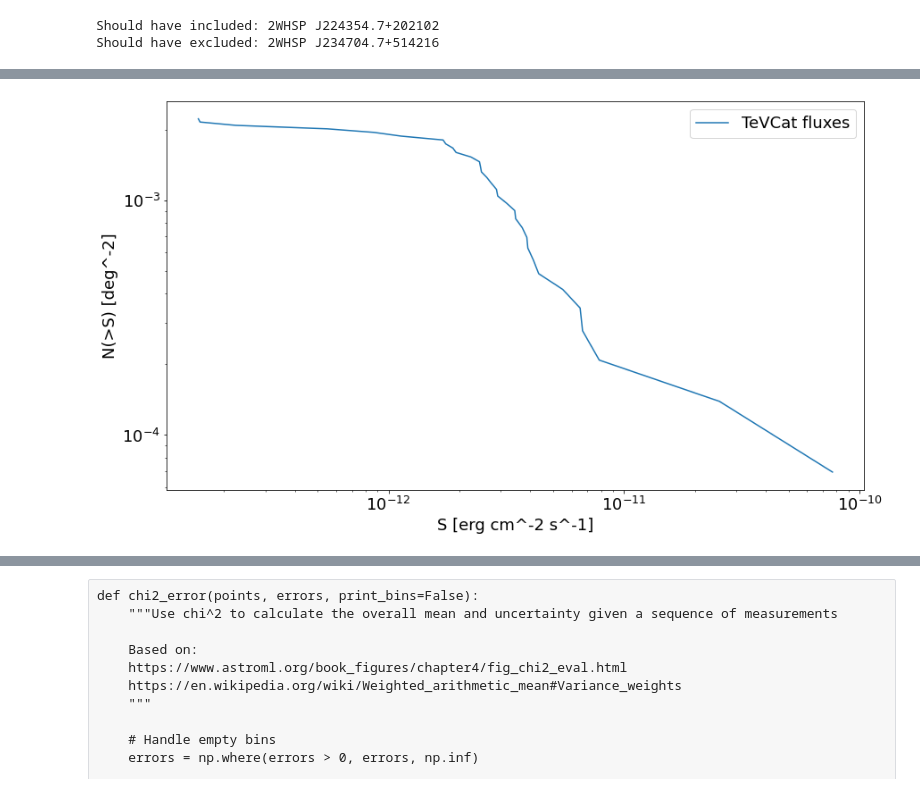
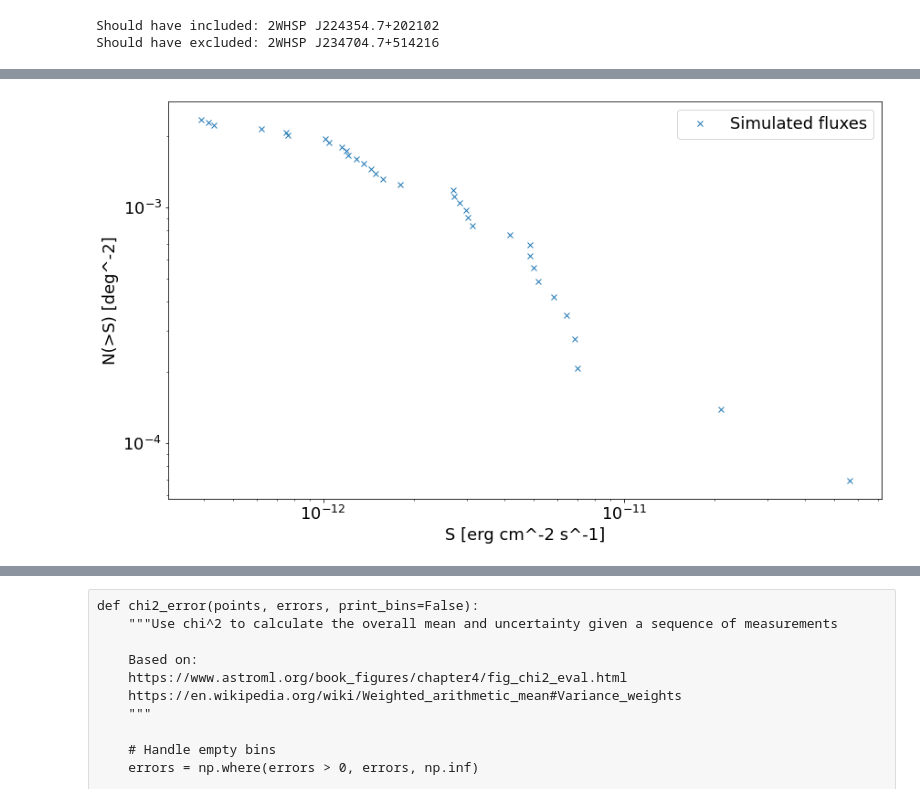
Before and after one commit to aribrill/lf-simulation, a Jupyter notebook: LF_calculation.ipynb, the cells around one changed output, grey strips where cells are left out. Drawn from its saved outputs; the diff is of its cells as text; code cells hidden in the pictures.

```diff
--- a/LF_calculation.ipynb
+++ b/LF_calculation.ipynb
@@ -137,7 +137,7 @@ Minimum log(nu F_nu) is -12.2, giving 6.31e-13 erg / (cm2 s)
 # %%
 def logN_logS(fluxes, sky_coverage_const=1.0, label=None):
     nums = np.array(range(len(fluxes), 0, -1)) / sky_coverage_const / (4*np.pi*u.sr).to_value(u.degree*u.degree)
-    plt.plot(np.sort(fluxes), nums, label=label)
+    plt.plot(np.sort(fluxes), nums, marker='x', linestyle='none', label=label)
     plt.xscale('log')
     plt.xlabel("S [erg cm^-2 s^-1]")
     plt.yscale('log')
@@ -454,7 +482,9 @@ def generate_data(raw_data, dataset):
 
     return data, labels, value
 # %%
-data, labels, value = generate_data(raw_data, dataset='legacy')  # dataset = 'year1', 'legacy', or 'legacy+20hr'
+# dataset = 'archival', year1', 'legacy', or 'legacy-plus'
+np.random.seed(0)
+data, labels, value = generate_data(raw_data, dataset='year1')
 
 for key in ['obs_luminosity', 'deabs_luminosity', 'z']:
     print("Min/max {}: {:.04}, {:.04}".format(key, np.min(value(key)), np.max(value(key))))
@@ -462,7 +492,6 @@ mean_exposure = np.mean(value('exposure'))
 print("Mean exposure: {:.04}".format(mean_exposure))
 mean_index = np.mean(value('index')).reshape(1)
 print("Mean index: {:.04}".format(mean_index[0]))
-
 
 # Plot distributions of the data
 fig, axes = plt.subplots(5, 2, figsize=(14.0, 22.0))
@@ -474,7 +503,9 @@ for ax, (key, arr), label in zip(axes.ravel(), data.iteritems(), labels.values()
         bins = 10**bins
         ax.set_xscale('log')
     ax.hist(arr, bins=bins)
-    ax.set_ylim(0, 30)
+    if key in ['whsp_luminosity', 'obs_luminosity', 'deabs_luminosity']:
+        ax.set_xlim(1e43, 1e48)
+    ax.set_ylim(0, 25)
     ax.set_xlabel(label)
 plt.subplots_adjust(hspace=0.5)
 # %% [output]
@@ -488,8 +520,8 @@ Mean index: 3.303
 # %%
 # Plot the logN-logS of the VERITAS sources (using the TeVCat fluxes)
-logN_logS(value('tev_eflux'), sky_coverage_const=sky_coverage_const, label="TeVCat fluxes")
+logN_logS(value('tev_eflux'), sky_coverage_const=sky_coverage_const, label="Simulated fluxes")
 # %% [output]
-[figure, old version]
+[figure, new version]
 # %%
 def limiting_eflux_to_redshift(eflux, luminosity, index):
     num_zs = 250
```
Also changed, not shown: parts of 21 cells of this notebook.
